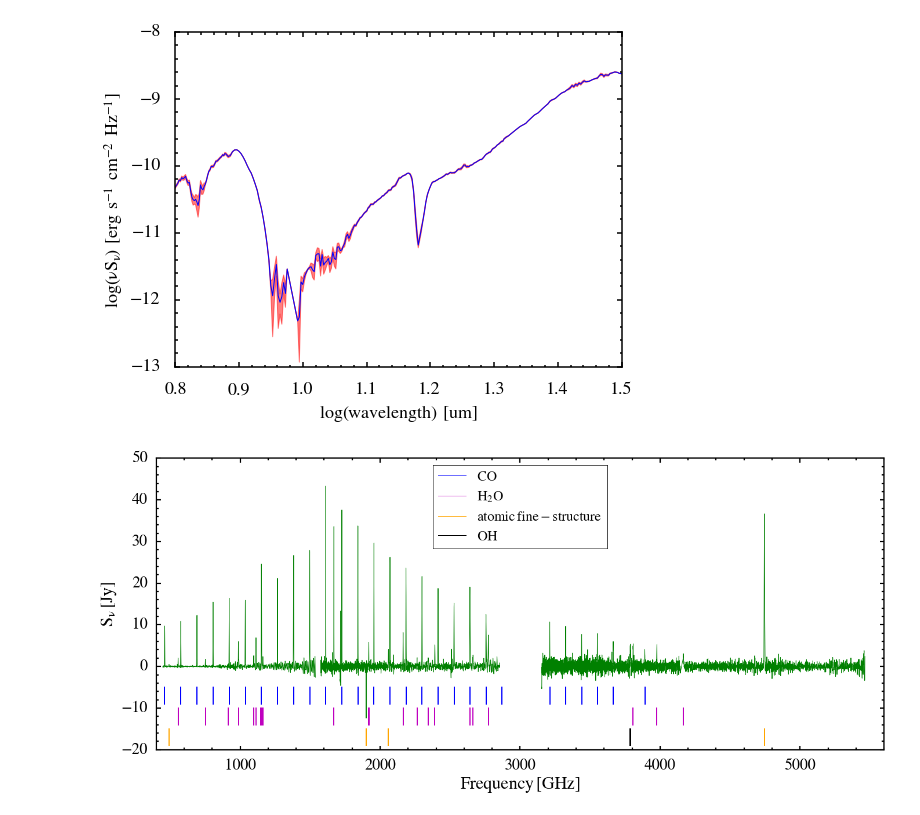
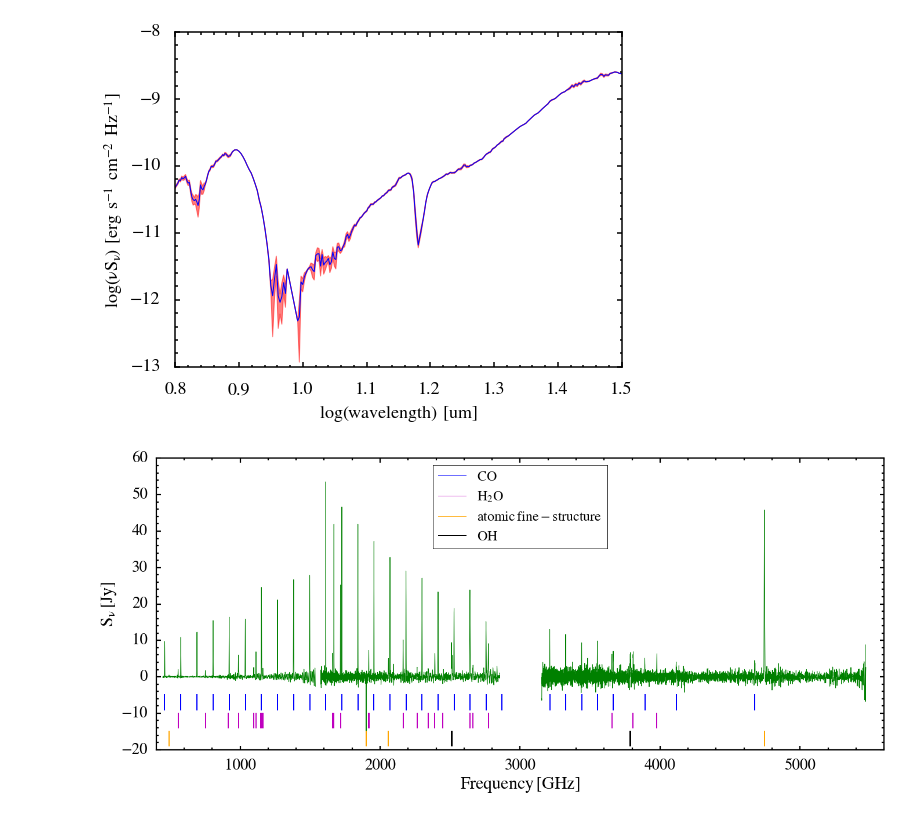
Before and after one commit to yaolun/misc, a Jupyter notebook: plot_spectrum.ipynb, the cells around one changed output. Cells and saved outputs as stored; diff of their text form; code cells hidden in the pictures.

```diff
--- a/plot_spectrum.ipynb
+++ b/plot_spectrum.ipynb
@@ -499,13 +499,13 @@ def plot_flat(obj,cdfdir,pacs=True,spire=True,mag=1.5):
                    ['Blue','m','Orange','Orange','Orange','k']]
     found_list = []
     if pacs == True:
-        pacs_flat = ascii.read(cdfdir+obj+'/pacs/advanced_products/'+obj+'_centralSpaxel_PointSourceCorrected_CorrectedYES_trim_flat_spectrum.txt',
+        pacs_flat = ascii.read(cdfdir+'/pacs/advanced_products/'+obj+'_pacs_weighted_flat_spectrum.txt',
                                names=['wave','flux'])
-        pacs_fit = ascii.read(cdfdir+obj+'/pacs/advanced_products/'+obj+'_centralSpaxel_PointSourceCorrected_CorrectedYES_trim_lines.txt')
+        pacs_fit = ascii.read(cdfdir+'/pacs/advanced_products/'+obj+'_pacs_weighted_lines.txt')
     if spire == True:
-        spire_flat = ascii.read(cdfdir+obj+'/spire/advanced_products/'+obj+'_spire_corrected_yly_flat_spectrum.txt',
+        spire_flat = ascii.read(cdfdir+'/spire/advanced_products/'+obj+'_spire_corrected_flat_spectrum.txt',
                                 names=['wave','flux'])
-        spire_fit = ascii.read(cdfdir+obj+'/spire/advanced_products/'+obj+'_spire_corrected_yly_lines.txt')
+        spire_fit = ascii.read(cdfdir+'/spire/advanced_products/'+obj+'_spire_corrected_lines.txt')
 
     pacs_fit = pacs_fit[pacs_fit['SNR'] >= 3.0]
     spire_fit = spire_fit[spire_fit['SNR'] >= 3.0]
@@ -596,6 +596,6 @@ def plot_flat(obj,cdfdir,pacs=True,spire=True,mag=1.5):
 
     fig.savefig(home+'/test/'+obj+'_all_spec_flat_v2.pdf',format='pdf',dpi=300,bbox_inches='tight',pad_inches=0.5)
 # %%
-plot_flat('BHR71','/Users/yaolun/bhr71/best_calibrated/')
+plot_flat('BHR71','/Users/yaolun/bhr71/best_calibrated/fitting/')
 # %% [output]
-[figure, old version]
+[figure, new version]
```
Also changed, not shown: parts of 2 cells of this notebook, 3 other files.
